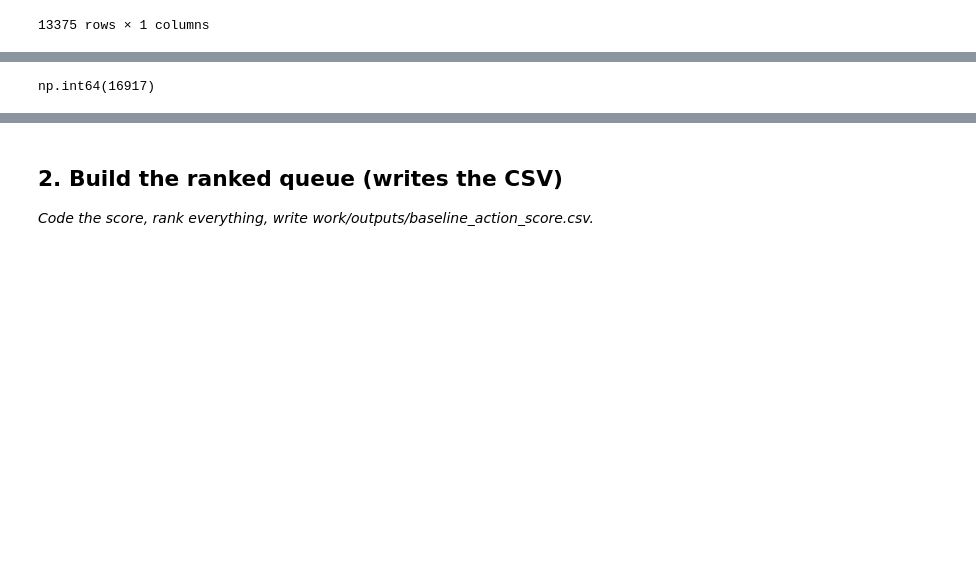
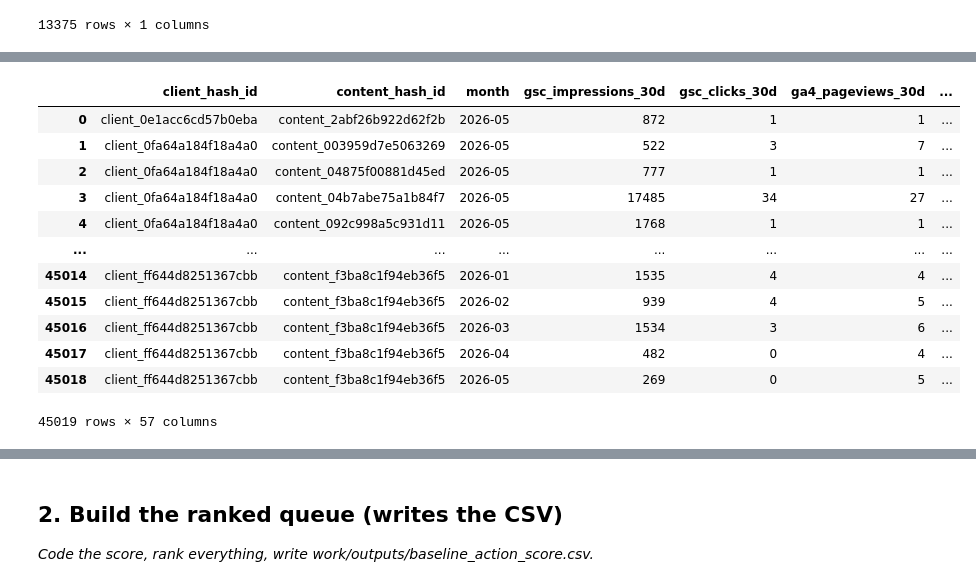
Before and after one commit to octane21/flyrank-internship-ML, a Jupyter notebook: work/notebooks/w04_baseline_score.ipynb, the cells around one changed output, grey strips where cells are left out. Saved outputs shown, nothing was run; the diff lists cells and outputs as text; code cells hidden in the pictures; blank space fills up the shorter version.

```diff
--- a/work/notebooks/w04_baseline_score.ipynb
+++ b/work/notebooks/w04_baseline_score.ipynb
@@ -214,4 +250,4 @@ content_month
 # %%
-cols = content_month.columns.drop(['client_hash_id', 'content_hash_id', 'month', 'client_has_gsc','client_has_ga4', 'gsc_data_available', 'ga4_data_available'])
+cols = content_month.columns.drop(['client_hash_id', 'content_hash_id', 'month', 'gsc_data_available', 'ga4_data_available'])
 cols
 # %% [output]
@@ -293,6 +361,17 @@ memory usage: 98.1+ MB
 # %%
 dataset = dataset.merge(contents, on='content_hash_id', how='inner')
+dataset
+# %% [output]
+|  | client_hash_id | content_hash_id | month | gsc_impressions_30d | gsc_clicks_30d | ga4_pageviews_30d | ... |
+| 0 | client_0e1acc6cd57b0eba | content_2abf26b922d62f2b | 2026-05 | 872 | 1 | 1 | ... |
+| 1 | client_0fa64a184f18a4a0 | content_003959d7e5063269 | 2026-05 | 522 | 3 | 7 | ... |
+| 2 | client_0fa64a184f18a4a0 | content_04875f00881d45ed | 2026-05 | 777 | 1 | 1 | ... |
+| 3 | client_0fa64a184f18a4a0 | content_04b7abe75a1b84f7 | 2026-05 | 17485 | 34 | 27 | ... |
+| 4 | client_0fa64a184f18a4a0 | content_092c998a5c931d11 | 2026-05 | 1768 | 1 | 1 | ... |
+| ... | ... | ... | ... | ... | ... | ... | ... |
+| 45014 | client_ff644d8251367cbb | content_f3ba8c1f94eb36f5 | 2026-01 | 1535 | 4 | 4 | ... |
+| 45015 | client_ff644d8251367cbb | content_f3ba8c1f94eb36f5 | 2026-02 | 939 | 4 | 5 | ... |
+| 45016 | client_ff644d8251367cbb | content_f3ba8c1f94eb36f5 | 2026-03 | 1534 | 3 | 6 | ... |
+| 45017 | client_ff644d8251367cbb | content_f3ba8c1f94eb36f5 | 2026-04 | 482 | 0 | 4 | ... |
+| 45018 | client_ff644d8251367cbb | content_f3ba8c1f94eb36f5 | 2026-05 | 269 | 0 | 5 | ... |
+45019 rows × 57 columns
-# %%
-dataset.isna().sum().sort_values(ascending=False)['last_optimized_date']
-# %% [output]
-np.int64(16917)
```
Also changed, not shown: parts of 13 cells of this notebook.
